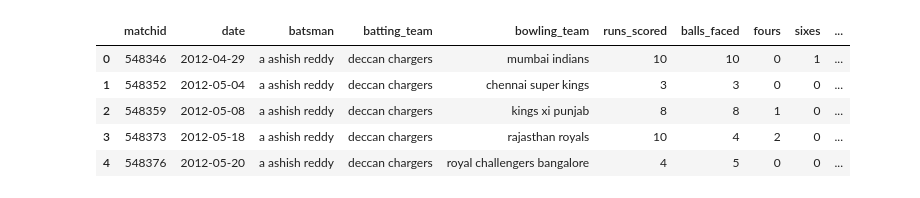
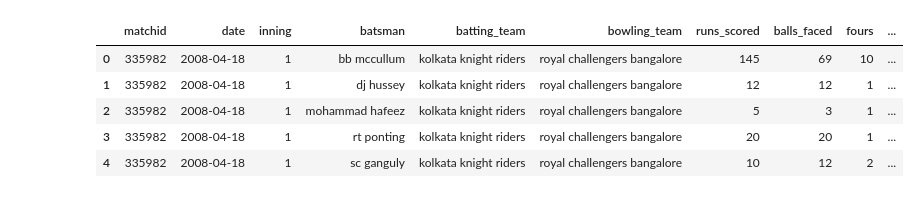
Before and after one commit to mentor-pranaya/Cricket-Player-Performance-Prediction, a Jupyter notebook: feature_engineering.ipynb, the cells around one changed output. Cells and saved outputs as stored; diff of their text form; code cells hidden in the pictures.

```diff
--- a/feature_engineering.ipynb
+++ b/feature_engineering.ipynb
@@ -4,12 +2,10 @@
 import pandas as pd
 import numpy as np
 
-#importing data set
-df = pd.read_csv('data/deliveries_cleaned.csv')
+# Loading the cleaned ball-by-ball dataset produced from Section 5.1
+df = pd.read_csv("data/deliveries_cleaned.csv")
 
-#correcting date datatype
-df["date"] = pd.to_datetime(df["date"], errors="coerce")
-df = df.sort_values(by=["date", "matchid", "inning", "over", "ball"])
+# Inspecting structure and basic sanity
 df.info()
 df.head()
 # %% [output]
@@ -42,13 +36,6 @@ memory usage: 43.8+ MB
 # %%
-#batsman statistics per match
-batting_match = df.groupby(
-    ["matchid", "date", "batsman", "batting_team", "bowling_team"]
-).agg(
-    runs_scored=("batsman_runs", "sum"),
-    balls_faced=("batsman_runs", "count"),
-    fours=("batsman_runs", lambda x: (x == 4).sum()),
-    sixes=("batsman_runs", lambda x: (x == 6).sum()),
-    dismissed=("is_wicket", "max")
-).reset_index()
-batting_match.info()
-batting_match.head()
+# Sorting deliveries chronologically to prevent future information leakage
+df["date"] = pd.to_datetime(df["date"], errors="coerce")
+df = df.sort_values(
+    by=["date", "matchid", "inning", "over", "ball"]
+).reset_index(drop=True)
@@ -81,8 +42,17 @@ memory usage: 1.3+ MB
 # %%
-#sorting batting_match by batsman
-batting_match = batting_match.sort_values(
-    by=["batsman", "date", "matchid"]
-).reset_index(drop=True)
+# Aggregating ball-by-ball data to one row per batsman per match
+# Computing only match-level statistics without using future information
+batting_match = df.groupby(
+    ["matchid", "date", "inning", "batsman", "batting_team", "bowling_team"],
+    as_index=False
+).agg(
+    runs_scored=("batsman_runs", "sum"),
+    balls_faced=("iswide", lambda x: (x == 0).sum()),
+    fours=("batsman_runs", lambda x: (x == 4).sum()),
+    sixes=("batsman_runs", lambda x: (x == 6).sum()),
+    dismissed=("is_wicket", "max")
+)
+
 batting_match.info()
 batting_match.head()
 # %% [output]
@@ -106,6 +77,6 @@ memory usage: 1.3+ MB
-|  | matchid | date | batsman | batting_team | bowling_team | runs_scored | balls_faced | fours | sixes | ... |
-| 0 | 548346 | 2012-04-29 | a ashish reddy | deccan chargers | mumbai indians | 10 | 10 | 0 | 1 | ... |
-| 1 | 548352 | 2012-05-04 | a ashish reddy | deccan chargers | chennai super kings | 3 | 3 | 0 | 0 | ... |
-| 2 | 548359 | 2012-05-08 | a ashish reddy | deccan chargers | kings xi punjab | 8 | 8 | 1 | 0 | ... |
-| 3 | 548373 | 2012-05-18 | a ashish reddy | deccan chargers | rajasthan royals | 10 | 4 | 2 | 0 | ... |
-| 4 | 548376 | 2012-05-20 | a ashish reddy | deccan chargers | royal challengers bangalore | 4 | 5 | 0 | 0 | ... |
+|  | matchid | date | inning | batsman | batting_team | bowling_team | runs_scored | balls_faced | fours | ... |
+| 0 | 335982 | 2008-04-18 | 1 | bb mccullum | kolkata knight riders | royal challengers bangalore | 145 | 69 | 10 | ... |
+| 1 | 335982 | 2008-04-18 | 1 | dj hussey | kolkata knight riders | royal challengers bangalore | 12 | 12 | 1 | ... |
+| 2 | 335982 | 2008-04-18 | 1 | mohammad hafeez | kolkata knight riders | royal challengers bangalore | 5 | 3 | 1 | ... |
+| 3 | 335982 | 2008-04-18 | 1 | rt ponting | kolkata knight riders | royal challengers bangalore | 20 | 20 | 1 | ... |
+| 4 | 335982 | 2008-04-18 | 1 | sc ganguly | kolkata knight riders | royal challengers bangalore | 10 | 12 | 2 | ... |
```
Also changed, not shown: parts of 21 cells of this notebook, 2 other files.
